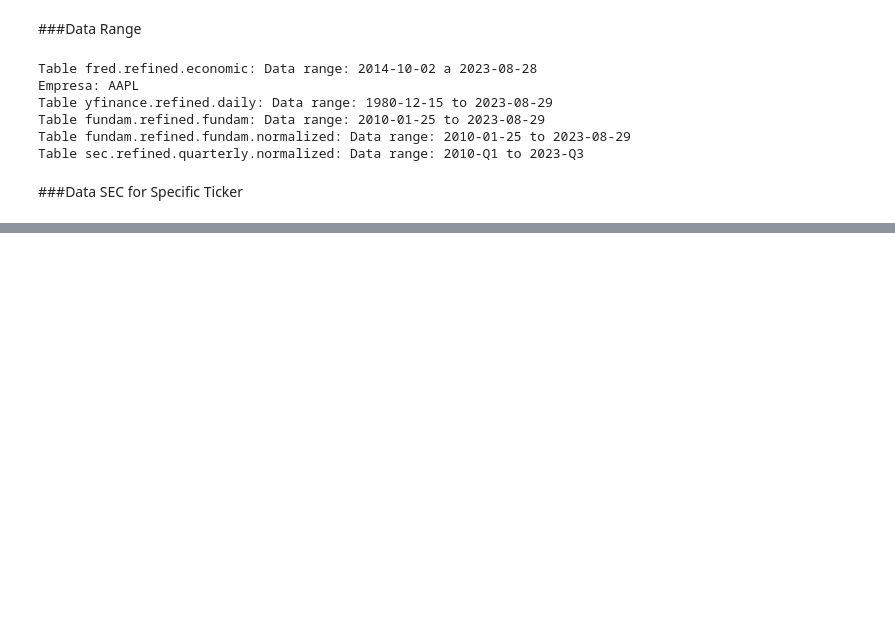
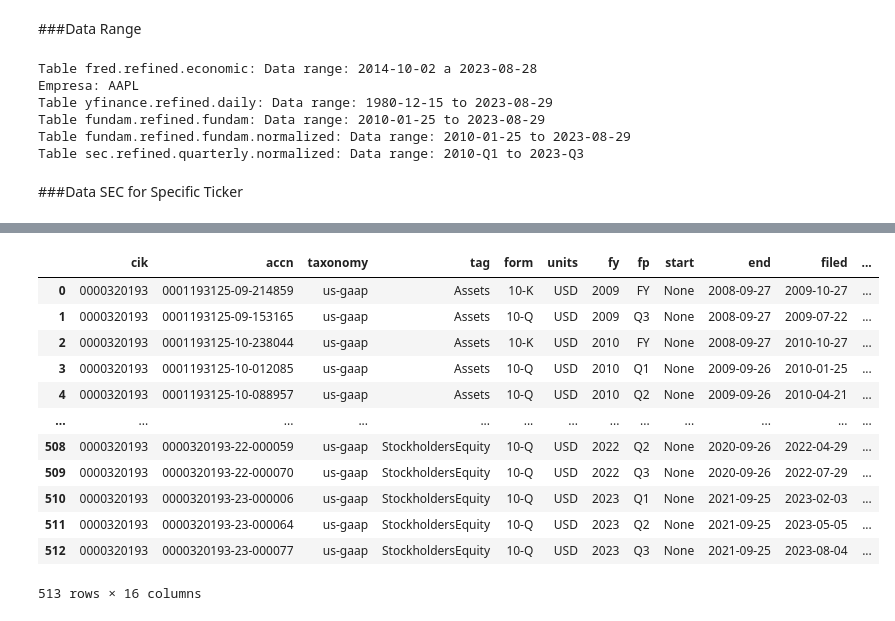
Before and after one commit to CatrielBartezaghi/FinancialDecisionML, a Jupyter notebook: Deliverable2/main2.ipynb, the cells around one changed output, grey strips where cells are left out. Cells and saved outputs as stored; diff of their text form; code cells hidden in the pictures; blank space fills up the shorter version.

```diff
--- a/Deliverable2/main2.ipynb
+++ b/Deliverable2/main2.ipynb
@@ -248,0 +278,41 @@ for d in data:
+# %%
+import sqlite3
+import pandas as pd
+
+def get_data_sec_ticker(db_path, ticker):
+    connection = sqlite3.connect(db_path)
+    cik_query = """
+      SELECT cik
+      FROM "sec.raw.submissions"
+      WHERE ticker = ?
+      LIMIT 1
+    """
+    value_cik = connection.execute(cik_query, (ticker,)).fetchone()[0]
+
+    query = f"""
+        SELECT *
+        FROM "sec.raw.tags"
+        WHERE cik = ?
+    """
+    data = pd.read_sql(query, connection, params=(value_cik,))
+    connection.close()
+
+    return data
+
+ticker = "AAPL"
+data = get_data_sec_ticker(db_path, ticker)
+data
+# %% [output]
+|  | cik | accn | taxonomy | tag | form | units | fy | fp | start | end | filed | ... |
+| 0 | 0000320193 | 0001193125-09-214859 | us-gaap | Assets | 10-K | USD | 2009 | FY | None | 2008-09-27 | 2009-10-27 | ... |
+| 1 | 0000320193 | 0001193125-09-153165 | us-gaap | Assets | 10-Q | USD | 2009 | Q3 | None | 2008-09-27 | 2009-07-22 | ... |
+| 2 | 0000320193 | 0001193125-10-238044 | us-gaap | Assets | 10-K | USD | 2010 | FY | None | 2008-09-27 | 2010-10-27 | ... |
+| 3 | 0000320193 | 0001193125-10-012085 | us-gaap | Assets | 10-Q | USD | 2010 | Q1 | None | 2009-09-26 | 2010-01-25 | ... |
+| 4 | 0000320193 | 0001193125-10-088957 | us-gaap | Assets | 10-Q | USD | 2010 | Q2 | None | 2009-09-26 | 2010-04-21 | ... |
+| ... | ... | ... | ... | ... | ... | ... | ... | ... | ... | ... | ... | ... |
+| 508 | 0000320193 | 0000320193-22-000059 | us-gaap | StockholdersEquity | 10-Q | USD | 2022 | Q2 | None | 2020-09-26 | 2022-04-29 | ... |
+| 509 | 0000320193 | 0000320193-22-000070 | us-gaap | StockholdersEquity | 10-Q | USD | 2022 | Q3 | None | 2020-09-26 | 2022-07-29 | ... |
+| 510 | 0000320193 | 0000320193-23-000006 | us-gaap | StockholdersEquity | 10-Q | USD | 2023 | Q1 | None | 2021-09-25 | 2023-02-03 | ... |
+| 511 | 0000320193 | 0000320193-23-000064 | us-gaap | StockholdersEquity | 10-Q | USD | 2023 | Q2 | None | 2021-09-25 | 2023-05-05 | ... |
+| 512 | 0000320193 | 0000320193-23-000077 | us-gaap | StockholdersEquity | 10-Q | USD | 2023 | Q3 | None | 2021-09-25 | 2023-08-04 | ... |
+513 rows × 16 columns
```
Also changed, not shown: parts of 3 cells of this notebook.
